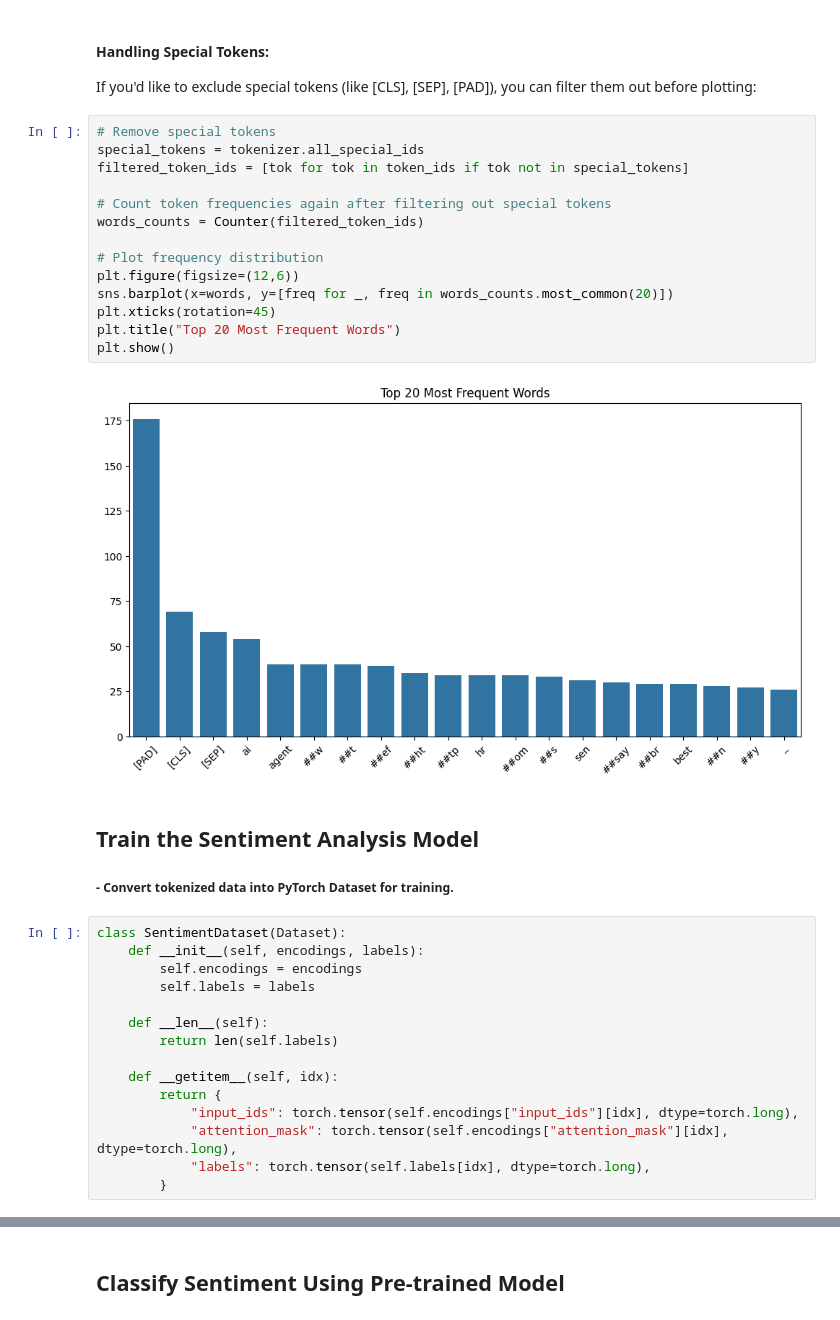
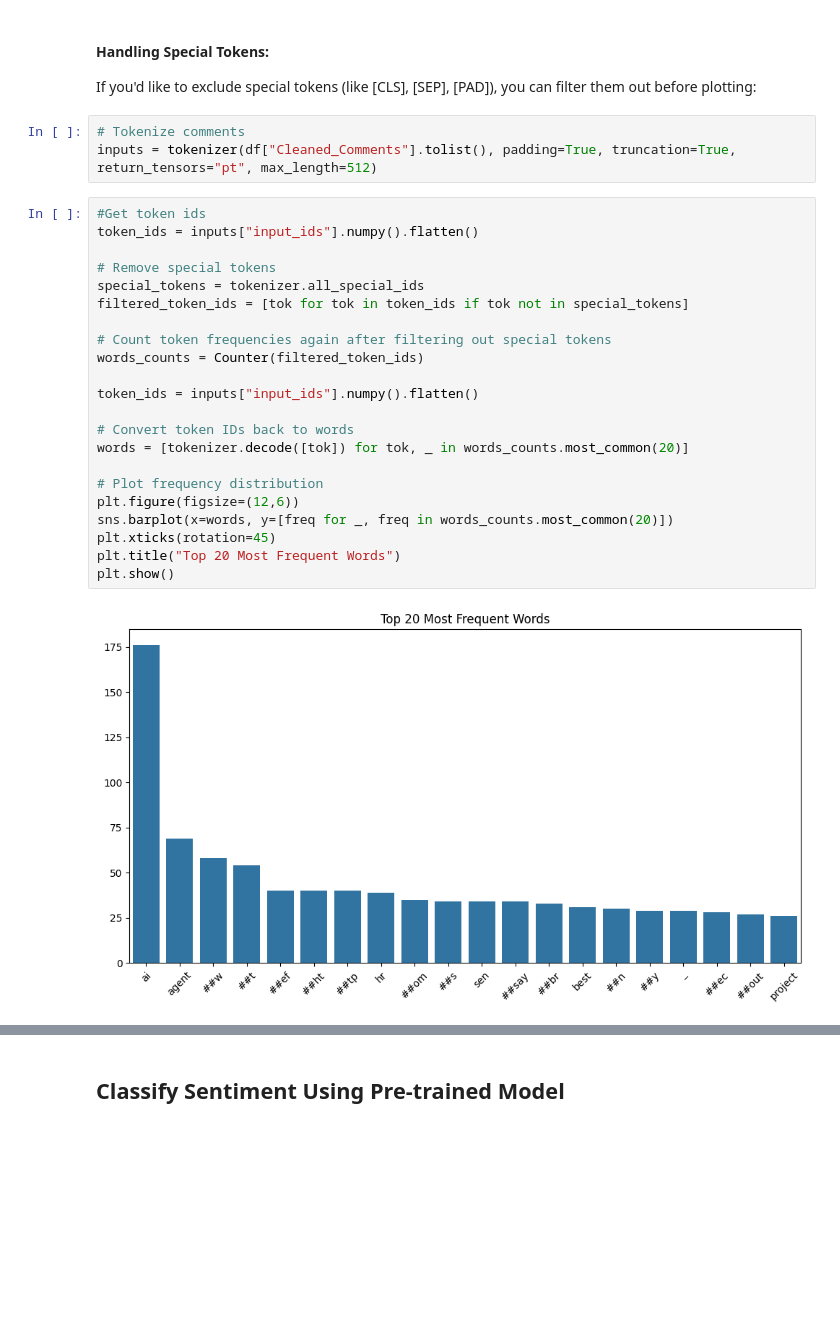
Before and after one commit to SuperDataScience-Community-Projects/SDS-CP020-sentiment-analysis-using-youtube, a Jupyter notebook: notebooks/Oluwatunmise-Olaoluwa/yt-sentiment-analysis.ipynb, the cells around one changed output, grey strips where cells are left out. Drawn from its saved outputs; the diff is of its cells as text; blank space fills up the shorter version.

Commit message:
YT-Sentiment-Analysis

```diff
--- a/notebooks/Oluwatunmise-Olaoluwa/yt-sentiment-analysis.ipynb
+++ b/notebooks/Oluwatunmise-Olaoluwa/yt-sentiment-analysis.ipynb
@@ -167,38 +164,30 @@ plt.show()
 # %% [markdown]
 #### Handling Special Tokens:
 If you'd like to exclude special tokens (like [CLS], [SEP], [PAD]), you can filter them out before plotting:
+# %%
+# Tokenize comments
+inputs = tokenizer(df["Cleaned_Comments"].tolist(), padding=True, truncation=True, return_tensors="pt", max_length=512)
 # %%
+#Get token ids
+token_ids = inputs["input_ids"].numpy().flatten()
+
 # Remove special tokens
 special_tokens = tokenizer.all_special_ids
 filtered_token_ids = [tok for tok in token_ids if tok not in special_tokens]
 
 # Count token frequencies again after filtering out special tokens
 words_counts = Counter(filtered_token_ids)
 
+token_ids = inputs["input_ids"].numpy().flatten()
+
+# Convert token IDs back to words
+words = [tokenizer.decode([tok]) for tok, _ in words_counts.most_common(20)]
+
 # Plot frequency distribution
 plt.figure(figsize=(12,6))
 sns.barplot(x=words, y=[freq for _, freq in words_counts.most_common(20)])
 plt.xticks(rotation=45)
 plt.title("Top 20 Most Frequent Words")
 plt.show()
 # %% [output]
-[figure, old version]
+[figure, new version]
-# %% [markdown]
-## Train the Sentiment Analysis Model
-
-##### - Convert tokenized data into PyTorch Dataset for training.
-# %%
-class SentimentDataset(Dataset):
-    def __init__(self, encodings, labels):
-        self.encodings = encodings
-        self.labels = labels
-
-    def __len__(self):
-        return len(self.labels)
-
-    def __getitem__(self, idx):
-        return {
-            "input_ids": torch.tensor(self.encodings["input_ids"][idx], dtype=torch.long),
-            "attention_mask": torch.tensor(self.encodings["attention_mask"][idx], dtype=torch.long),
-            "labels": torch.tensor(self.labels[idx], dtype=torch.long),
-        }
```
Also changed, not shown: parts of 11 cells of this notebook, 2 other files.
